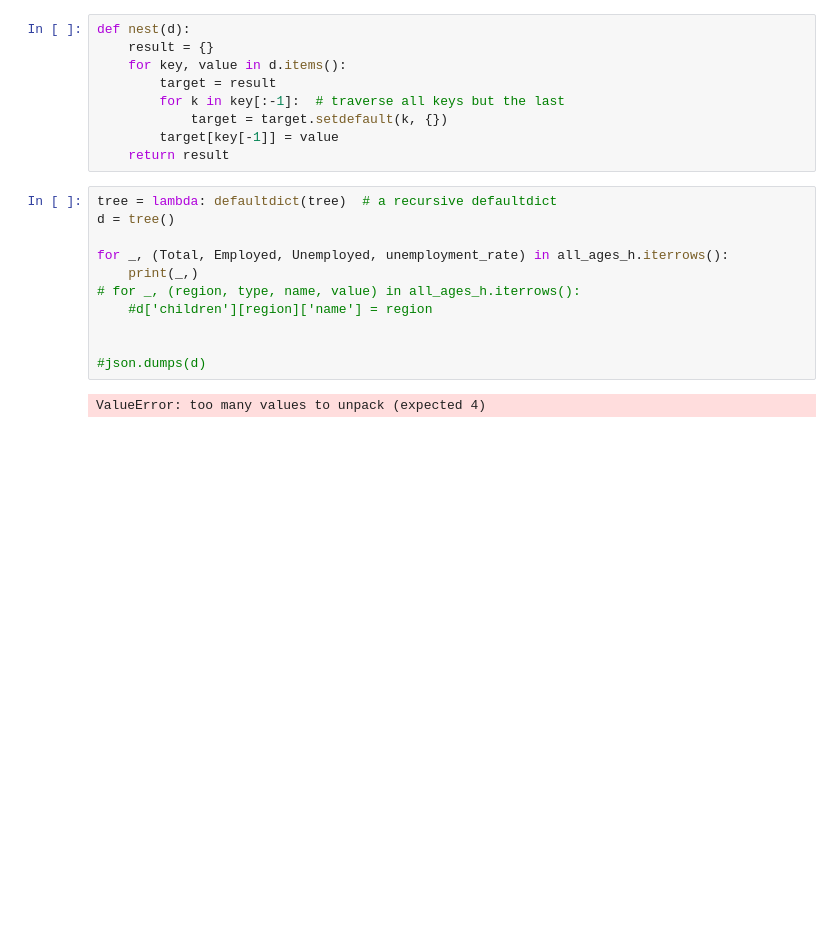
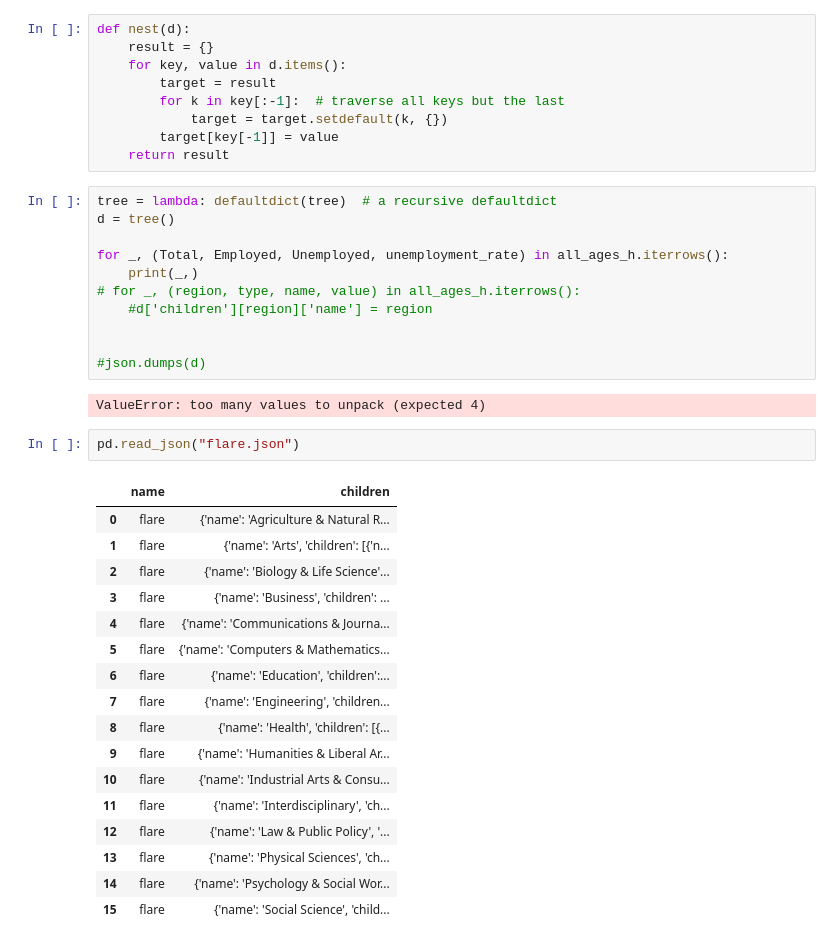
Before and after one commit to sulayman-ali/CAI, a Jupyter notebook: EDA.ipynb, the cells around one changed output. Drawn from its saved outputs; the diff is of its cells as text; blank space fills up the shorter version.

```diff
--- a/EDA.ipynb
+++ b/EDA.ipynb
@@ -146,3 +183,23 @@ for _, (Total, Employed, Unemployed, unemployment_rate) in all_ages_h.iterrows()
 #json.dumps(d)
 # %% [output]
 ValueError: too many values to unpack (expected 4)
+# %%
+pd.read_json("flare.json")
+# %% [output]
+|  | name | children |
+| 0 | flare | {'name': 'Agriculture & Natural R... |
+| 1 | flare | {'name': 'Arts', 'children': [{'n... |
+| 2 | flare | {'name': 'Biology & Life Science'... |
+| 3 | flare | {'name': 'Business', 'children': ... |
+| 4 | flare | {'name': 'Communications & Journa... |
+| 5 | flare | {'name': 'Computers & Mathematics... |
+| 6 | flare | {'name': 'Education', 'children':... |
+| 7 | flare | {'name': 'Engineering', 'children... |
+| 8 | flare | {'name': 'Health', 'children': [{... |
+| 9 | flare | {'name': 'Humanities & Liberal Ar... |
+| 10 | flare | {'name': 'Industrial Arts & Consu... |
+| 11 | flare | {'name': 'Interdisciplinary', 'ch... |
+| 12 | flare | {'name': 'Law & Public Policy', '... |
+| 13 | flare | {'name': 'Physical Sciences', 'ch... |
+| 14 | flare | {'name': 'Psychology & Social Wor... |
+| 15 | flare | {'name': 'Social Science', 'child... |
```
Also changed, not shown: parts of 4 cells of this notebook, 1 other file.
